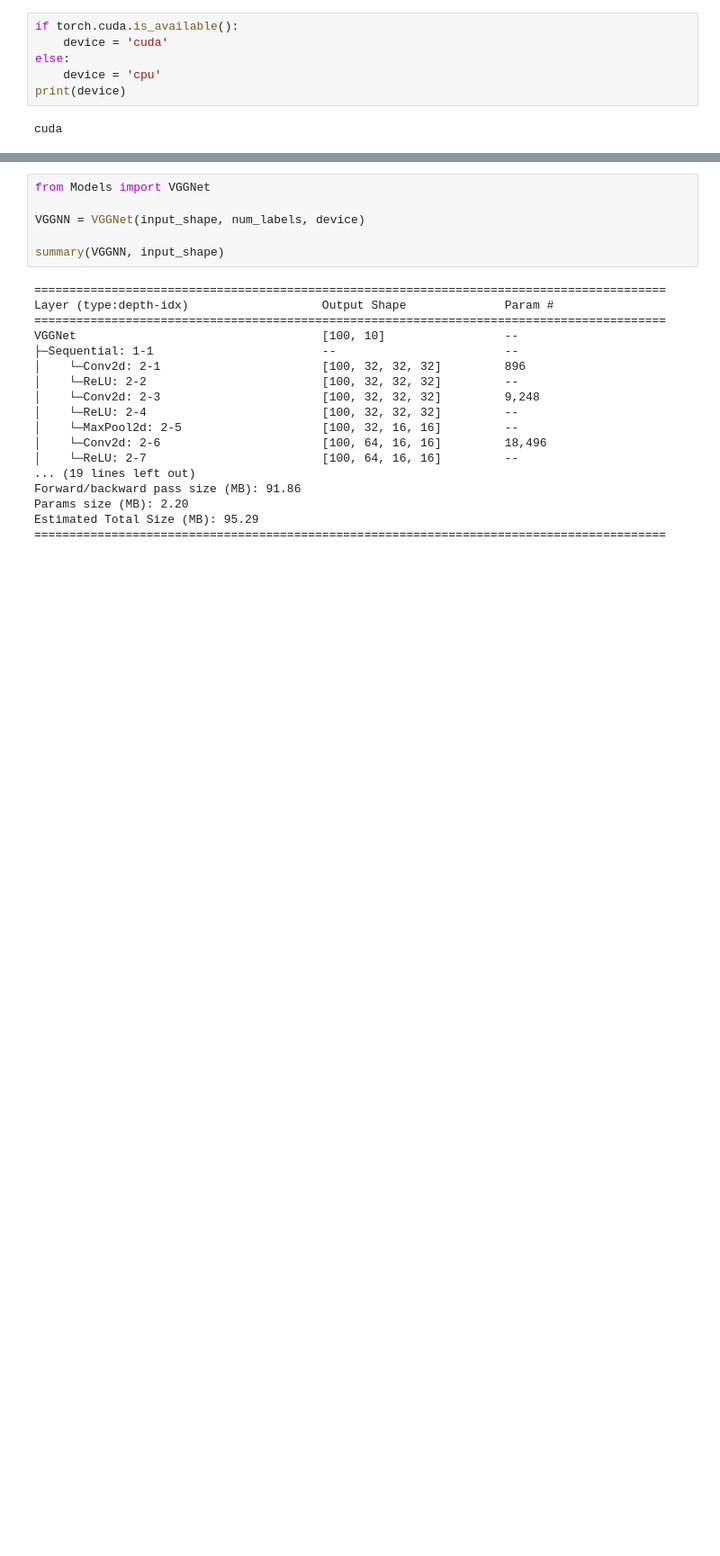
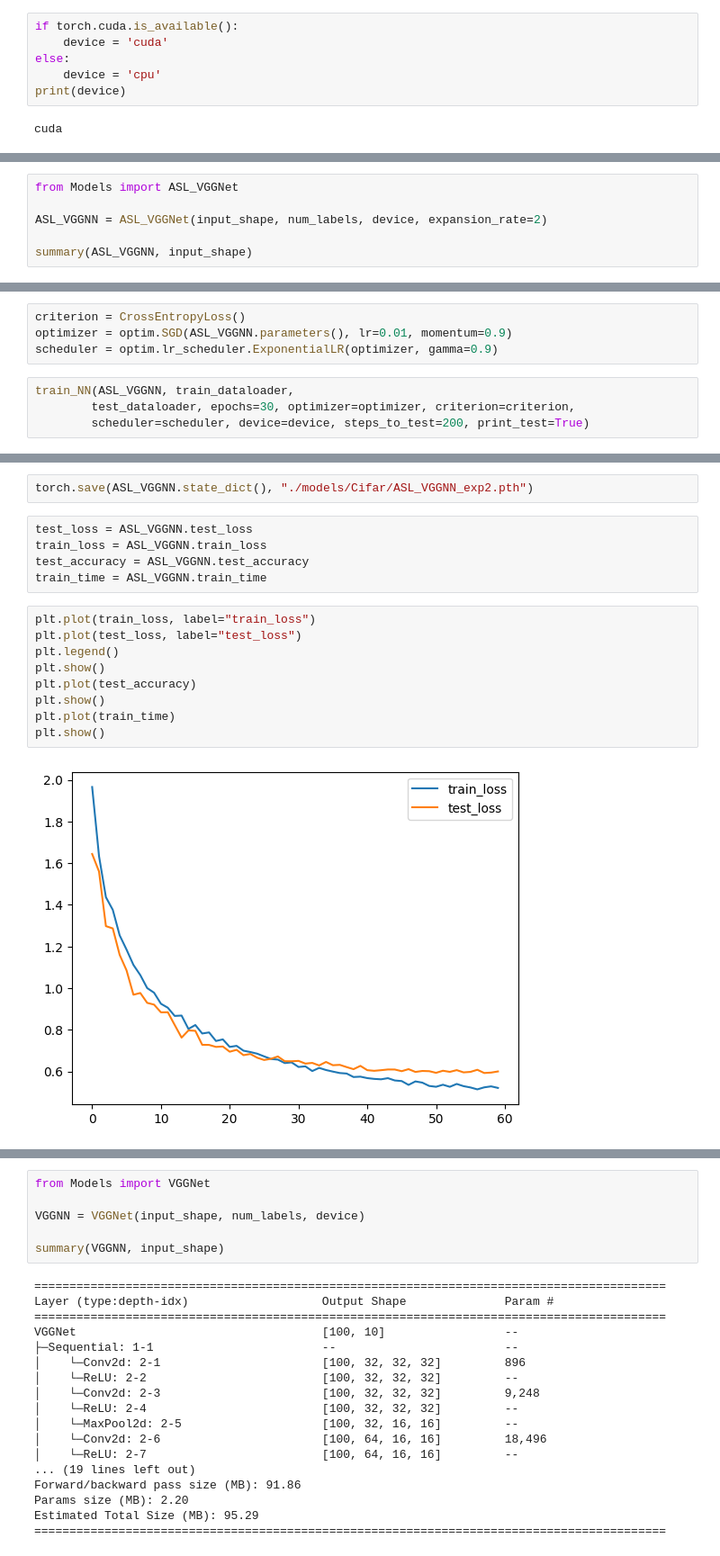
Before and after one commit to HeiseMax/ActiveShiftLayer, a Jupyter notebook: Cifar10.ipynb, the cells around one changed output, grey strips where cells are left out. Shown: that part at 90% size. Cells and saved outputs as stored; diff of their text form; blank space fills up the shorter version.

```diff
--- a/Cifar10.ipynb
+++ b/Cifar10.ipynb
@@ -50,0 +55,6 @@ Files already downloaded and verified
+# %%
+from Models import ASL_VGGNet
+
+ASL_VGGNN = ASL_VGGNet(input_shape, num_labels, device, expansion_rate=2)
+
+summary(ASL_VGGNN, input_shape)
@@ -50,0 +79,8 @@ Files already downloaded and verified
+# %%
+criterion = CrossEntropyLoss()
+optimizer = optim.SGD(ASL_VGGNN.parameters(), lr=0.01, momentum=0.9)
+scheduler = optim.lr_scheduler.ExponentialLR(optimizer, gamma=0.9)
+# %%
+train_NN(ASL_VGGNN, train_dataloader,
+        test_dataloader, epochs=30, optimizer=optimizer, criterion=criterion,
+        scheduler=scheduler, device=device, steps_to_test=200, print_test=True)
@@ -50,0 +105,18 @@ Files already downloaded and verified
+# %%
+torch.save(ASL_VGGNN.state_dict(), "./models/Cifar/ASL_VGGNN_exp2.pth")
+# %%
+test_loss = ASL_VGGNN.test_loss
+train_loss = ASL_VGGNN.train_loss
+test_accuracy = ASL_VGGNN.test_accuracy
+train_time = ASL_VGGNN.train_time
+# %%
+plt.plot(train_loss, label="train_loss")
+plt.plot(test_loss, label="test_loss")
+plt.legend()
+plt.show()
+plt.plot(test_accuracy)
+plt.show()
+plt.plot(train_time)
+plt.show()
+# %% [output]
+[figure, added]
```
Also changed, not shown: parts of 27 cells of this notebook, 11 other files.
